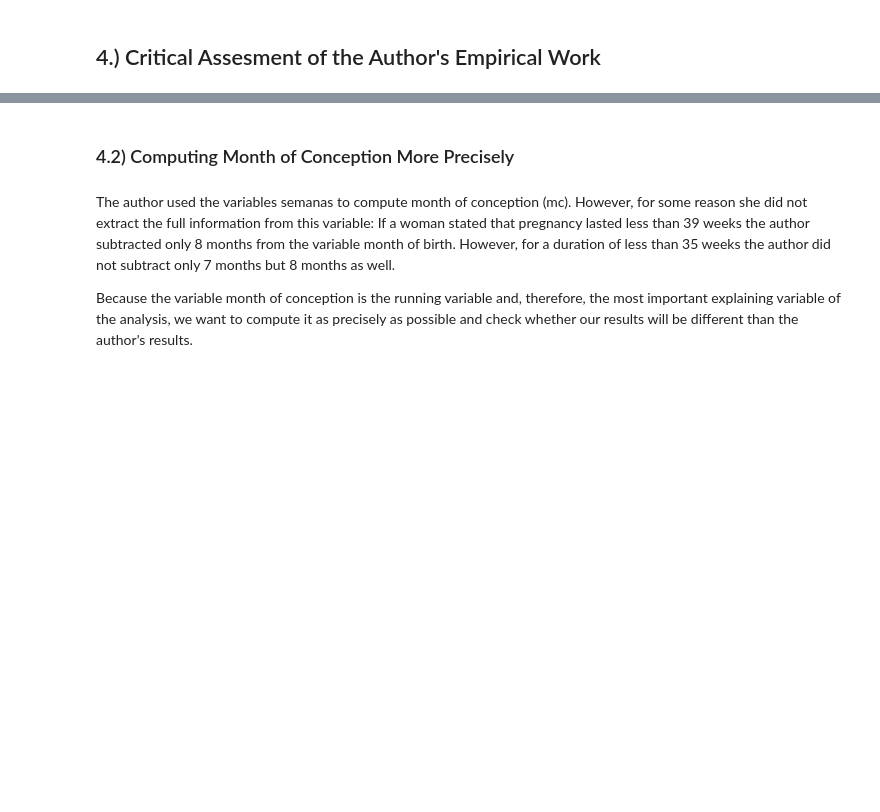
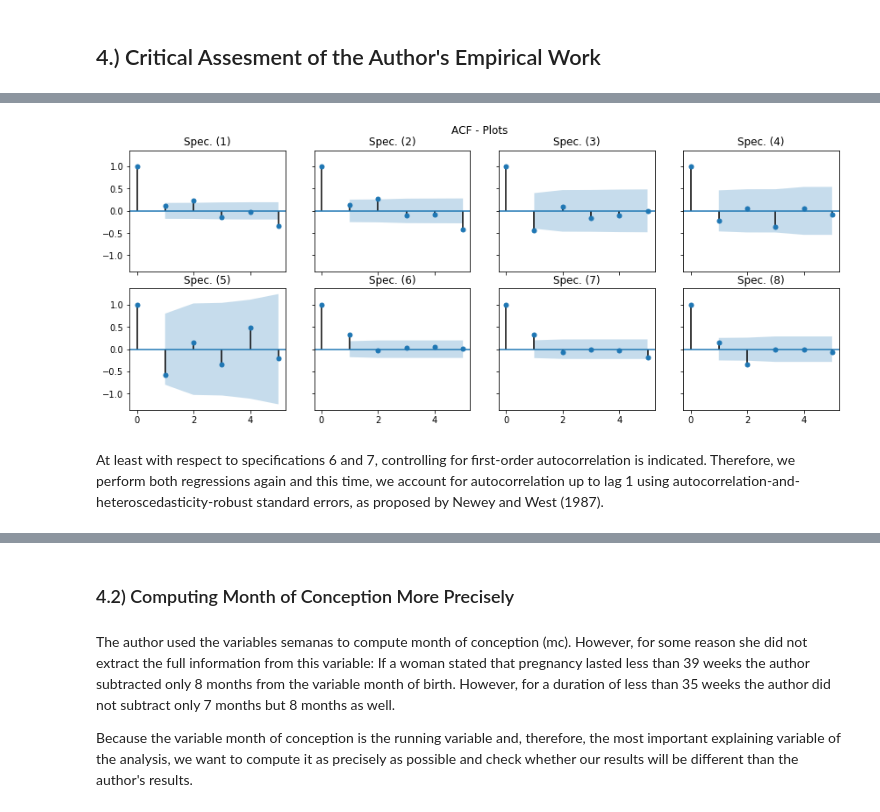
Before and after one commit to marclipfert/student-project-antonia-marc, a Jupyter notebook: student_project_Antonia_Marc.ipynb, the cells around one changed output, grey strips where cells are left out. Cells and saved outputs as stored; diff of their text form; code cells hidden in the pictures; blank space fills up the shorter version.

Commit message:
autocorrelation prefinal

```diff
--- a/student_project_Antonia_Marc.ipynb
+++ b/student_project_Antonia_Marc.ipynb
@@ -788,0 +804,16 @@ Accounting for Autocorrelation appears to be necessary at least in some specific
+# %%
+fig, axes = plt.subplots(ncols=4, nrows=2, sharex=True, sharey=True, figsize=(12,5))
+
+plt.tight_layout()
+fig.suptitle('ACF - Plots')
+plt.subplots_adjust(top=0.9)
+
+for x in range(4):
+    smt.graphics.plot_acf(reg_list_b[x].resid,lags=5,alpha=0.05, ax=axes[0,x])
+    axes[0,x].set_title('Spec. ('+str(x+1)+')')
+    smt.graphics.plot_acf(reg_list_b[x+4].resid,lags=5,alpha=0.05, ax=axes[1,x])
+    axes[1,x].set_title('Spec. ('+str(x+5)+')')
+# %% [output]
+[figure, added]
+# %% [markdown]
+At least with respect to specifications 6 and 7, controlling for first-order autocorrelation is indicated. Therefore, we perform both regressions again and this time, we account for autocorrelation up to lag 1 using autocorrelation-and-heteroscedasticity-robust standard errors, as proposed by Newey and West (1987).
```
Also changed, not shown: parts of 46 cells of this notebook, 5 other files.
